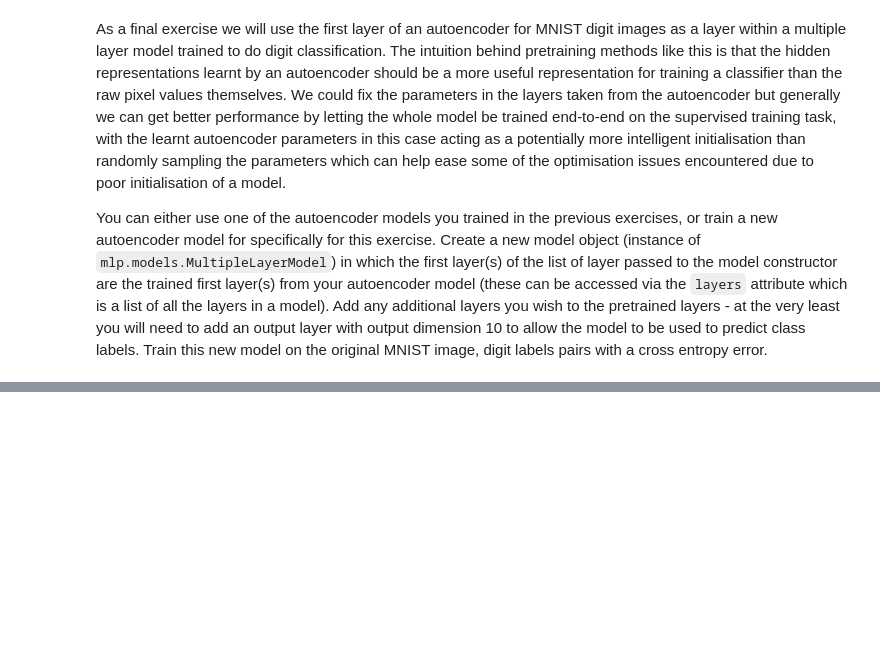
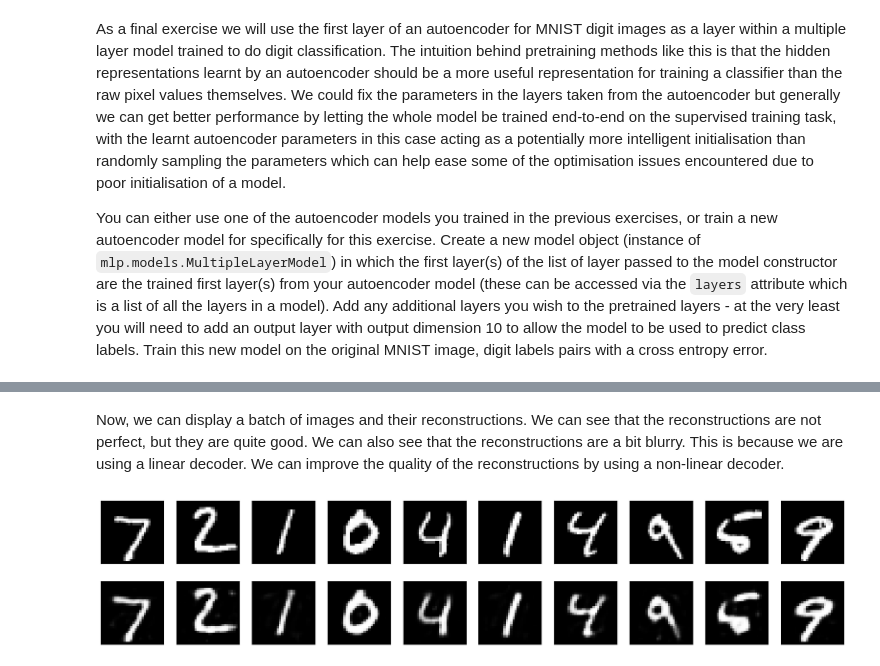
Before and after one commit to shriram1998/mlpractical, a Jupyter notebook: notebooks/07_Autoencoders.ipynb, the cells around one changed output, grey strips where cells are left out. Saved outputs shown, nothing was run; the diff lists cells and outputs as text; code cells hidden in the pictures; blank space fills up the shorter version.

```diff
--- a/notebooks/07_Autoencoders.ipynb
+++ b/notebooks/07_Autoencoders.ipynb
@@ -140,0 +326,24 @@ You can either use one of the autoencoder models you trained in the previous exe
+# %% [markdown]
+Now, we can display a batch of images and their reconstructions. We can see that the reconstructions are not perfect, but they are quite good. We can also see that the reconstructions are a bit blurry. This is because we are using a linear decoder. We can improve the quality of the reconstructions by using a non-linear decoder.
+# %%
+# Get a batch of data
+x, _ = next(iter(test_loader))
+x = x.to(device)
+x_flatten = x.view(x.size(0), -1)
+
+# Pass data through model
+with torch.no_grad():
+    y = model(x_flatten).detach().cpu().numpy()
+    y = y.reshape(batch_size, 1, 28, 28)
+
+# Plot the first ten input images and then reconstructed images
+fig, axes = plt.subplots(nrows=2, ncols=10, sharex=True, sharey=True, figsize=(20,4))
+
+# Display input images on top row and reconstructions on bottom one
+for images, row in zip([x.detach().cpu(), y], axes):
+    for img, ax in zip(images, row):
+        ax.imshow(np.squeeze(img), cmap='gray')
+        ax.get_xaxis().set_visible(False)
+        ax.get_yaxis().set_visible(False)
+# %% [output]
+[figure, added]
```
Also changed, not shown: parts of 16 cells of this notebook.
